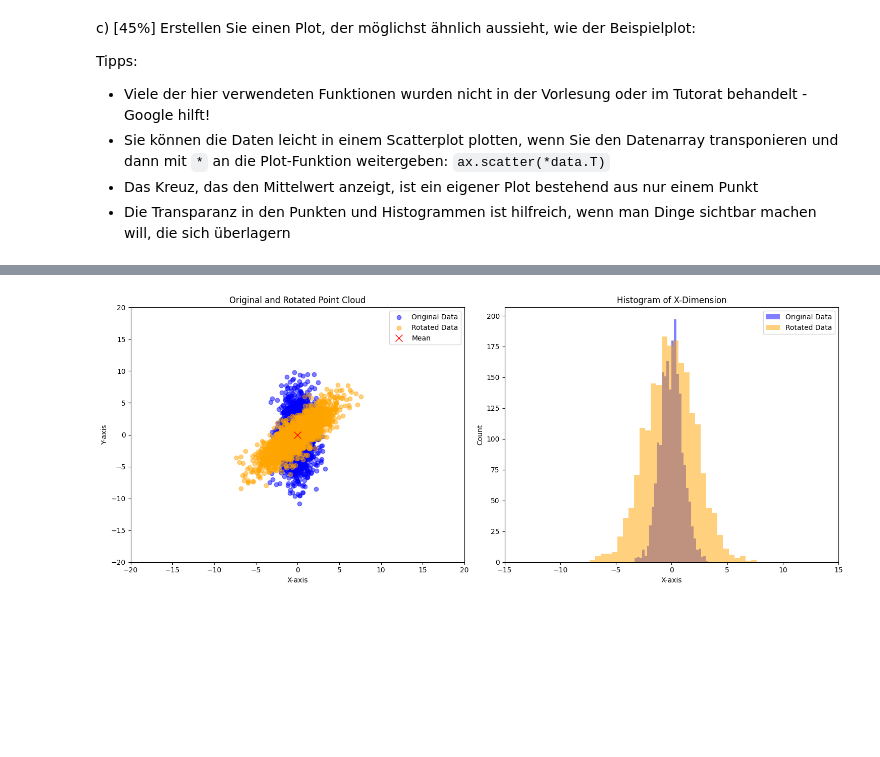
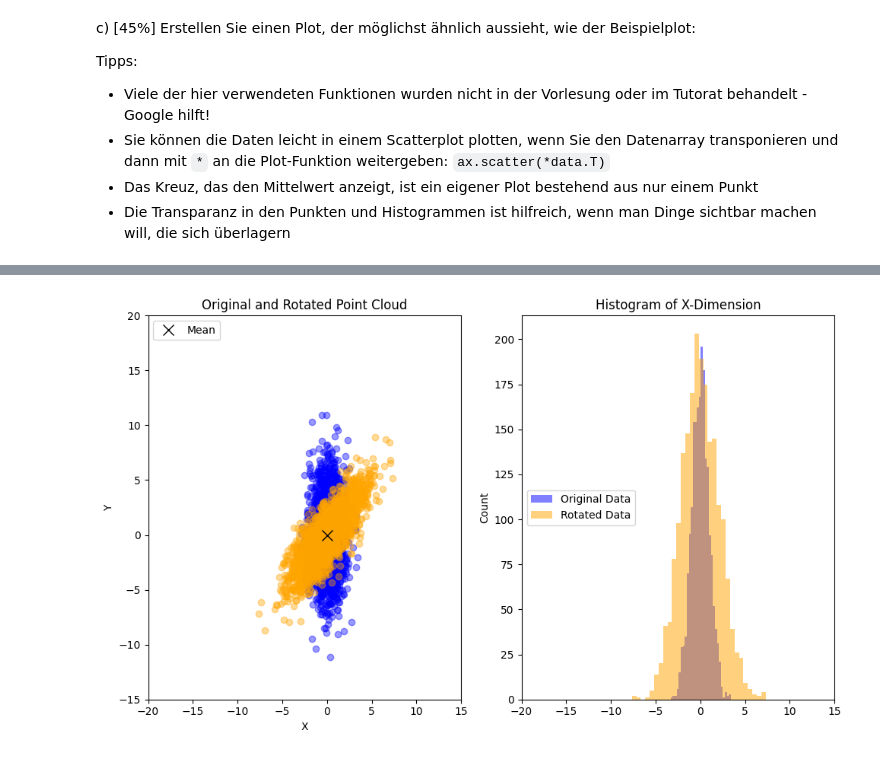
Before and after one commit to dfgsteam/data-science_basics, a Jupyter notebook: week03/Solutions.ipynb, the cells around one changed output, grey strips where cells are left out. Cells and saved outputs as stored; diff of their text form; code cells hidden in the pictures; blank space fills up the shorter version.

```diff
--- a/week03/Solutions.ipynb
+++ b/week03/Solutions.ipynb
@@ -180,33 +180,33 @@ Tipps:
 # %% [markdown]
 ![Exercise_plot.JPG](attachment:fcea7551-6a64-4a55-b86a-daa792bd93af.JPG)
 # %%
-
+#data = np.load('backup_data_2a.npy')
+#data_rotated = np.load('backup_data_2b.npy')
 
 # Create figure and subplots
-fig, axs = plt.subplots(1, 2, figsize=(15, 6))
+fig, axs = plt.subplots(1, 2, figsize=(10, 6))
 
 # Plot original and rotated point cloud
-axs[0].scatter(samples[:, 0], samples[:, 1], color='blue', alpha=0.5, label='Original Data')
-axs[0].scatter(data_rotated[:, 0], data_rotated[:, 1], color='orange', alpha=0.5, label='Rotated Data')
-axs[0].plot(mean[0], mean[1], 'rx', markersize=10, label='Mean')
+axs[0].scatter(samples[:, 0], samples[:, 1], color='blue', alpha=0.4)
+axs[0].scatter(data_rotated[:, 0], data_rotated[:, 1], color='orange', alpha=0.4)
+axs[0].plot(mean[0], mean[1], 'rx', markersize=10, label='Mean', color='black')
 axs[0].set_title('Original and Rotated Point Cloud')
-axs[0].set_xlabel('X-axis')
-axs[0].set_ylabel('Y-axis')
-axs[0].legend()
-axs[0].set_xlim(-20, 20)  # Set x-axis limits
-axs[0].set_ylim(-20, 20)  # Set y-axis limits
+axs[0].set_xlabel('X')
+axs[0].set_ylabel('Y')
+axs[0].legend(loc='upper left')
+axs[0].set_xlim(-20, 15)  # Set x-axis limits
+axs[0].set_ylim(-15, 20)  # Set y-axis limits
 
 # Plot histogram of x-dimension
 axs[1].hist(samples[:, 0], bins=30, color='blue', alpha=0.5, label='Original Data')
 axs[1].hist(data_rotated[:, 0], bins=30, color='orange', alpha=0.5, label='Rotated Data')
 axs[1].set_title('Histogram of X-Dimension')
-axs[1].set_xlabel('X-axis')
 axs[1].set_ylabel('Count')
-axs[1].legend()
-axs[1].set_xlim(-15, 15)  # Set x-axis limits
+axs[1].legend(loc='center left')
+axs[1].set_xlim(-20, 15)  # Set x-axis limits
 
 # Show plots
 plt.tight_layout()
 plt.show()
 # %% [output]
-[figure, old version]
+[figure, new version]
```
Also changed, not shown: parts of 2 cells of this notebook.
